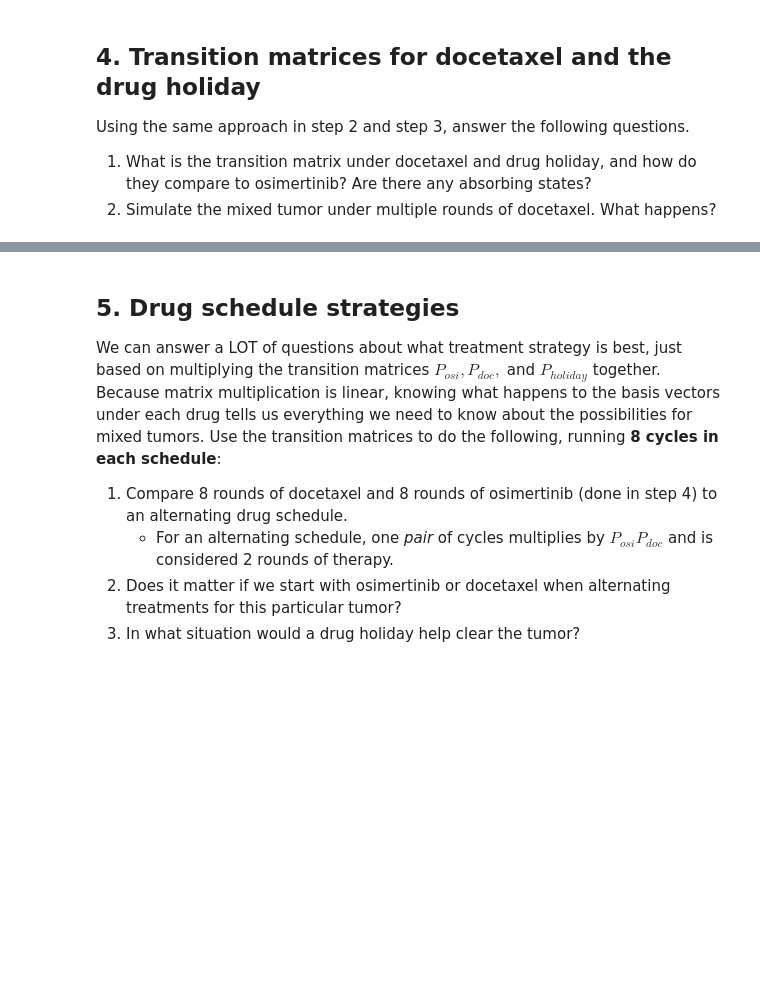
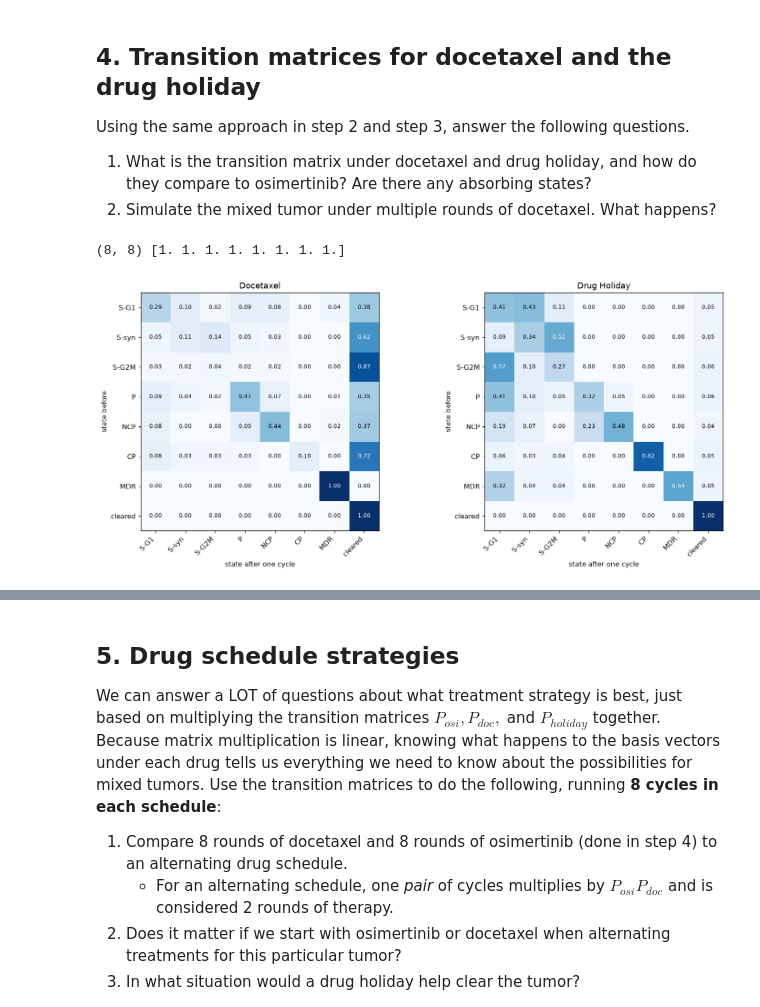
Before and after one commit to tworkneh1/uu_markov1, a Jupyter notebook: lab_2/Lab09_markov_chain_cells.ipynb, the cells around one changed output, grey strips where cells are left out. Saved outputs shown, nothing was run; the diff lists cells and outputs as text; code cells hidden in the pictures; blank space fills up the shorter version.

```diff
--- a/lab_2/Lab09_markov_chain_cells.ipynb
+++ b/lab_2/Lab09_markov_chain_cells.ipynb
@@ -248,2 +339,60 @@ P_holiday = ...   # TODO
+# %%
+##Add code here
+
+def build_P(df):
+    at_A = df[df.timepoint == "A"][["lineage_tag", "state"]]
+    at_B = df[df.timepoint == "B"][["lineage_tag", "state"]]
+    pairs = pd.merge(at_A, at_B, on="lineage_tag", how="left",
+                     suffixes=("_A", "_B"))
+    pairs["state_B"] = pairs["state_B"].fillna("cleared")
+
+    counts = (pd.crosstab(pairs.state_A, pairs.state_B)
+              .reindex(index=OUTCOMES, columns=OUTCOMES, fill_value=0))
+    C = counts.to_numpy().astype(float)
+
+    # "cleared" is never a starting state, so its row is all zeros: make it absorbing
+    k = OUTCOMES.index("cleared")
+    assert C[k].sum() == 0
+    C[k, k] = 1
+
+    # every other state must have at least one observed transition
+    assert (C.sum(axis=1) > 0).all(), "a non-cleared state has no starting cells"
+
+    return C / C.sum(axis=1, keepdims=True)
+
+P_doc = build_P(cells[cells["experiment"] == "docetaxel"])
+P_holiday = build_P(cells[cells["experiment"] == "untreated"])
+
+print(P_holiday.shape, P_holiday.sum(axis=1))
+# %% [output]
+(8, 8) [1. 1. 1. 1. 1. 1. 1. 1.]
 # %%
 #Plot the transition matrices for docetaxel and the drug holiday.
+def show_matrix(P, title=None, ax=None):
+    ax = ax or plt.subplots(figsize=(6.5, 5))[1]
+
+    values = P.to_numpy() if hasattr(P, "to_numpy") else P
+
+    ax.imshow(values, cmap="Blues", vmin=0, vmax=1)
+
+    for i in range(values.shape[0]):
+        for j in range(values.shape[1]):
+            ax.text(j, i, f"{values[i, j]:.2f}",
+                    ha="center", va="center",
+                    color="white" if values[i, j] > 0.5 else "black",
+                    fontsize=8)
+
+    ax.set_xticks(range(values.shape[1]), OUTCOMES, rotation=45, ha="right")
+    ax.set_yticks(range(values.shape[0]), OUTCOMES)
+    ax.set_xlabel("state after one cycle")
+    ax.set_ylabel("state before")
+    ax.set_title(title)
+fig, axes = plt.subplots(1, 2, figsize=(14, 6))
+
+show_matrix(P_doc, "Docetaxel", axes[0])
+show_matrix(P_holiday, "Drug Holiday", axes[1])
+
+plt.tight_layout()
+plt.show()
+# %% [output]
+[figure, added]
```
Also changed, not shown: parts of 26 cells of this notebook.
